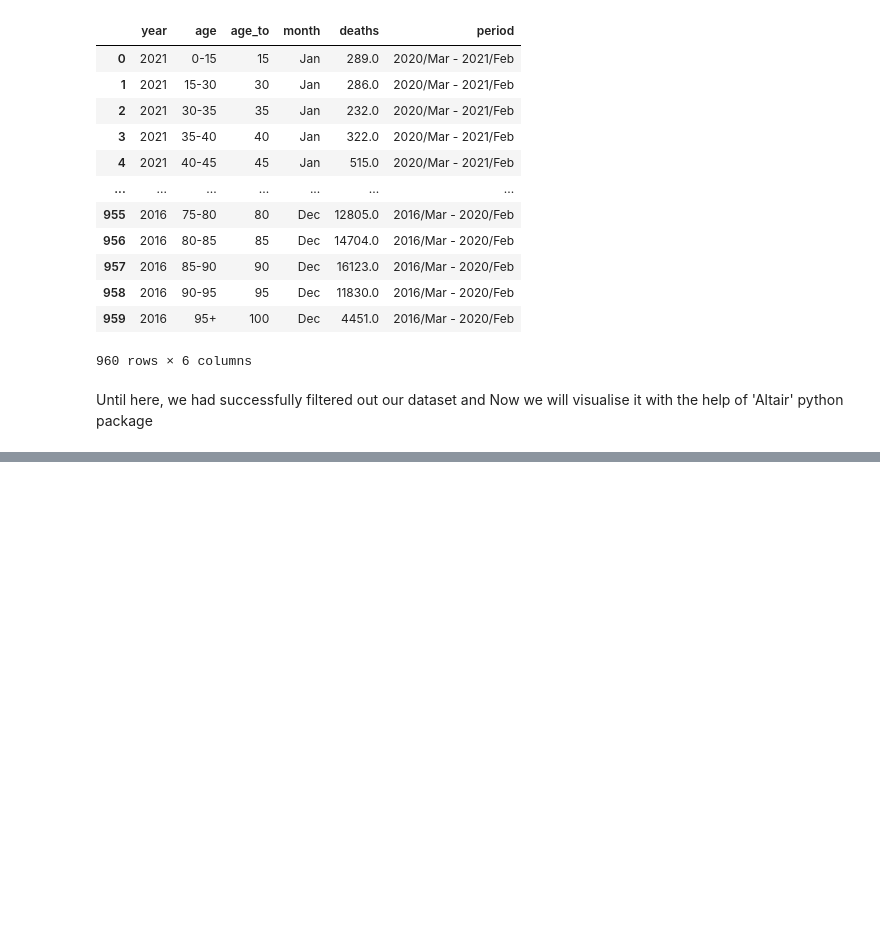
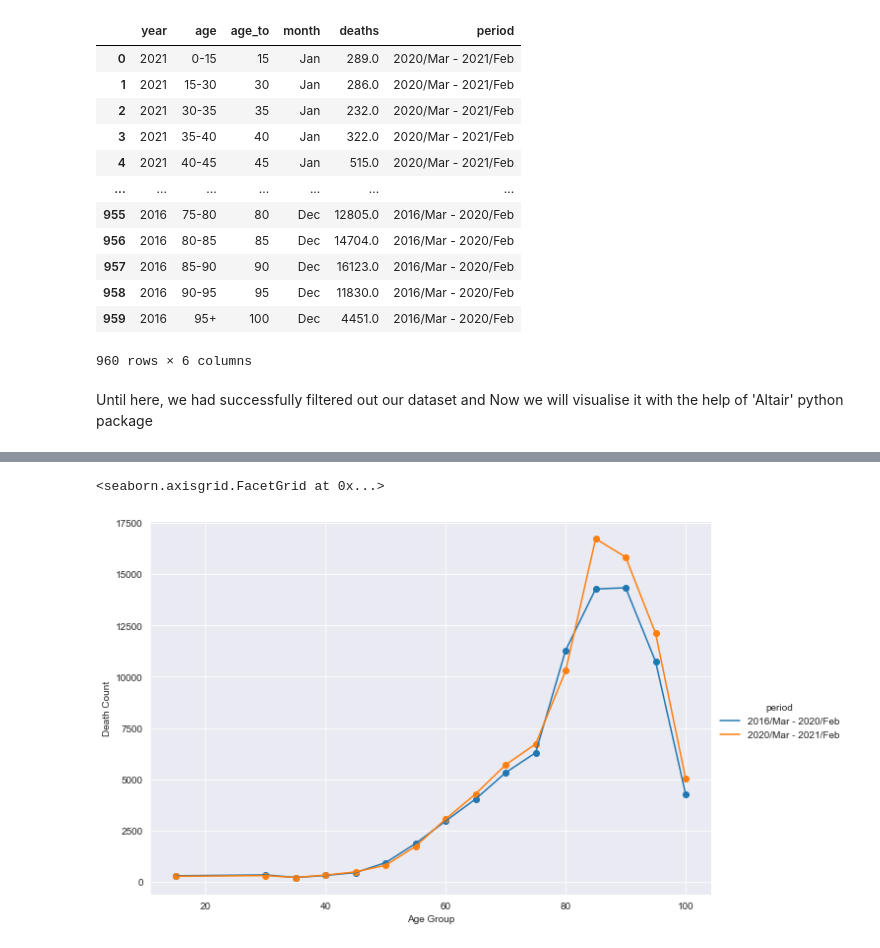
Before and after one commit to Shrijeetkharche/Hamoye-id3, a Jupyter notebook: Preprocessing.ipynb, the cells around one changed output, grey strips where cells are left out. Cells and saved outputs as stored; diff of their text form; code cells hidden in the pictures; blank space fills up the shorter version.

Commit message:
Updated with Visualization Graphs

```diff
--- a/Preprocessing.ipynb
+++ b/Preprocessing.ipynb
@@ -313,0 +330,18 @@ alt.Chart(data).mark_rect().encode(
+# %%
+data2 = data.groupby(['period', 'age_to']).mean().reset_index()
+# %%
+import seaborn as sns
+import matplotlib.pyplot as plt
+# sns.catplot(x='age_to', y='deaths', hue='period', data=data2, kind='bar')
+# sns.scatterplot(x='age_to', y='deaths', hue='period', data=data2)
+
+sns.set_style('darkgrid')
+g = sns.FacetGrid(data2, hue="period", size=6, aspect=1.5)
+g.map(plt.scatter, "age_to", "deaths")
+g.map(plt.plot, "age_to", "deaths")
+g.add_legend()
+g.set(xlabel='Age Group', ylabel='Death Count')
+g.set_titles('Death By Age (Monthly Average)')
+# %% [output]
+<seaborn.axisgrid.FacetGrid at 0x...>
+[figure, added]
```
Also changed, not shown: parts of 3 cells of this notebook.
